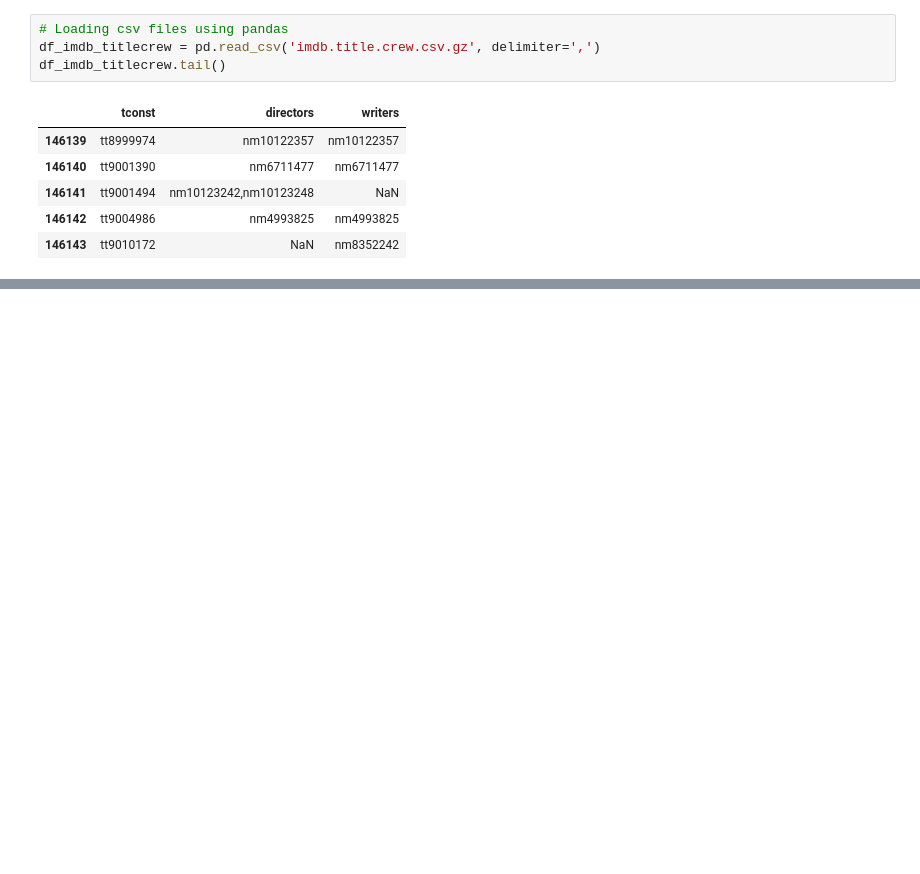
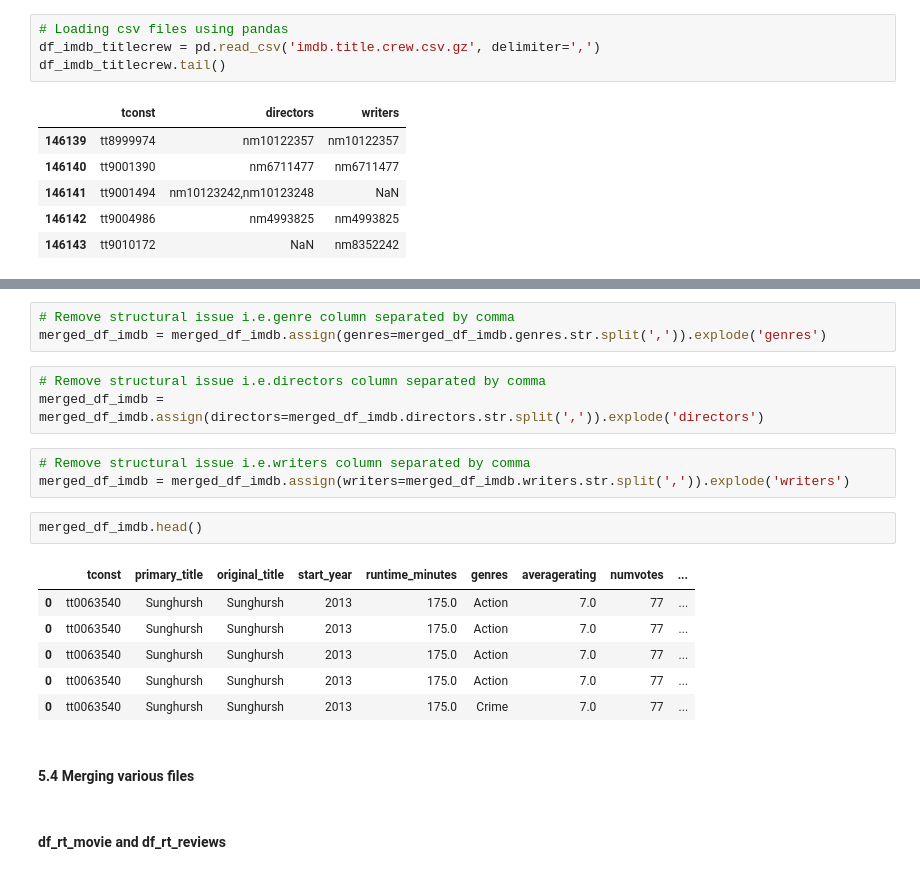
Before and after one commit to emma-030/Phase1Project_New, a Jupyter notebook: Phase1Project_New.ipynb, the cells around one changed output, grey strips where cells are left out. Drawn from its saved outputs; the diff is of its cells as text; blank space fills up the shorter version.

```diff
--- a/Phase1Project_New.ipynb
+++ b/Phase1Project_New.ipynb
@@ -369,0 +756,22 @@ memory usage: 5.6+ MB
+# %%
+# Remove structural issue i.e.genre column separated by comma
+merged_df_imdb = merged_df_imdb.assign(genres=merged_df_imdb.genres.str.split(',')).explode('genres')
+# %%
+# Remove structural issue i.e.directors column separated by comma
+merged_df_imdb = merged_df_imdb.assign(directors=merged_df_imdb.directors.str.split(',')).explode('directors')
+# %%
+# Remove structural issue i.e.writers column separated by comma
+merged_df_imdb = merged_df_imdb.assign(writers=merged_df_imdb.writers.str.split(',')).explode('writers')
+# %%
+merged_df_imdb.head()
+# %% [output]
+|  | tconst | primary_title | original_title | start_year | runtime_minutes | genres | averagerating | numvotes | ... |
+| 0 | tt0063540 | Sunghursh | Sunghursh | 2013 | 175.0 | Action | 7.0 | 77 | ... |
+| 0 | tt0063540 | Sunghursh | Sunghursh | 2013 | 175.0 | Action | 7.0 | 77 | ... |
+| 0 | tt0063540 | Sunghursh | Sunghursh | 2013 | 175.0 | Action | 7.0 | 77 | ... |
+| 0 | tt0063540 | Sunghursh | Sunghursh | 2013 | 175.0 | Action | 7.0 | 77 | ... |
+| 0 | tt0063540 | Sunghursh | Sunghursh | 2013 | 175.0 | Crime | 7.0 | 77 | ... |
+# %% [markdown]
+#### 5.4 Merging various files
+# %% [markdown]
+#### df_rt_movie and df_rt_reviews
```
Also changed, not shown: parts of 86 cells of this notebook.
